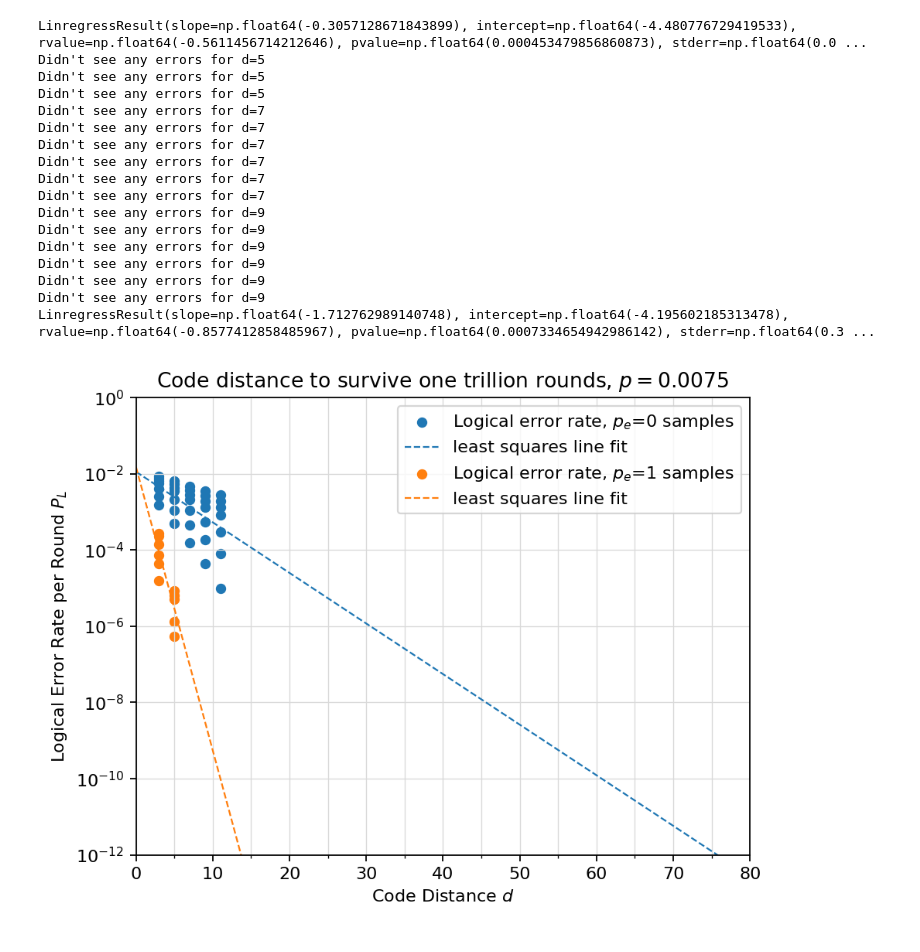
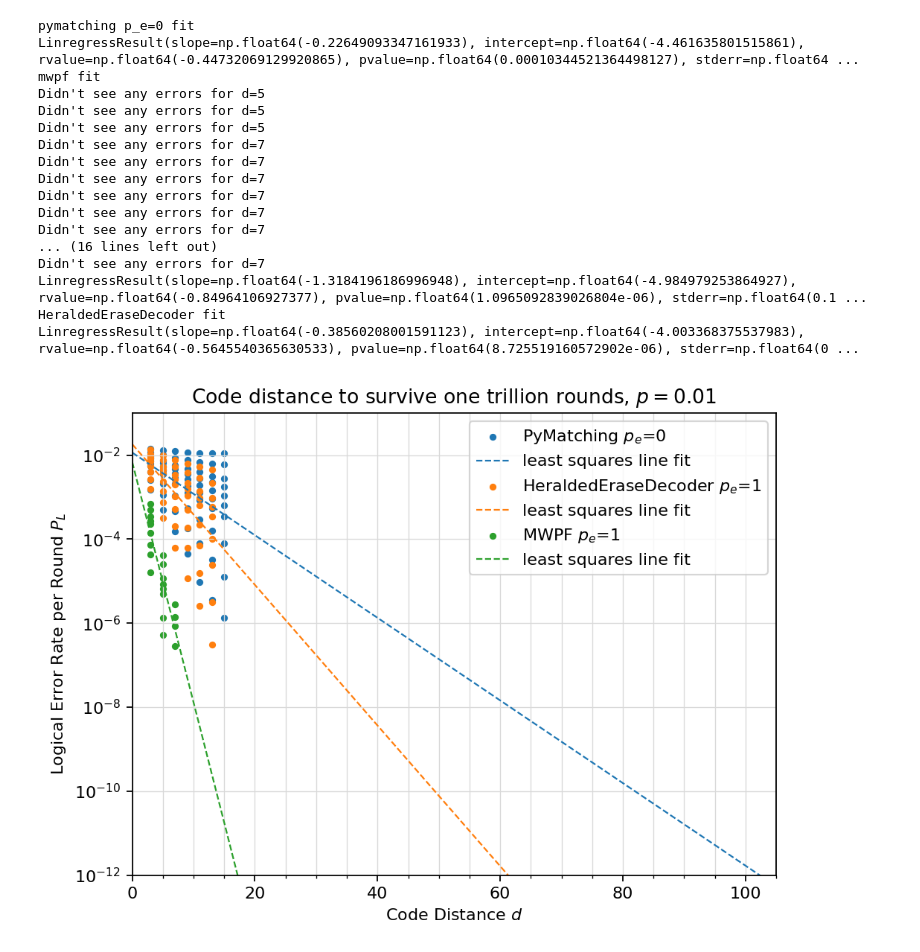
Before and after one commit to leigh-johnson/C191A-qubit-minesweeper, a Jupyter notebook: notebooks/survival_distance.ipynb, the cells around one changed output. Cells and saved outputs as stored; diff of their text form; code cells hidden in the pictures.

```diff
--- a/notebooks/survival_distance.ipynb
+++ b/notebooks/survival_distance.ipynb
@@ -44,15 +40,13 @@ ERASURE_FILES = [
     "../datasets/circuit=surface_code:rotated_memory_x/decoder=mwpf/erasure=1.0/solver=SolverSerialJointSingleHair/2025-11-28_d=7.csv",
     "../datasets/circuit=surface_code:rotated_memory_x/decoder=mwpf/erasure=1.0/solver=SolverSerialJointSingleHair/2025-11-28_d=9.csv",
     "../datasets/circuit=surface_code:rotated_memory_x/decoder=mwpf/erasure=1.0/solver=SolverSerialJointSingleHair/2025-11-28_d=11,p=0.01,0.02,0.03.csv",
+    "../datasets/circuit=surface_code:rotated_memory_x/decoder=mwpf/erasure=1.0/solver=SolverSerialJointSingleHair/2025-11-28_memfix4_d=7.csv",
+    "../datasets/circuit=surface_code:rotated_memory_x/decoder=mwpf/erasure=1.0/solver=SolverSerialJointSingleHair/2025-11-28_memfix4_d=9.csv",
 ]
 
 erasure_stats = sinter.read_stats_from_csv_files(*ERASURE_FILES)
 erasure_stats = [
-    s
-    for s in erasure_stats
-    if s.json_metadata.get("d") != 15
-    and s.json_metadata.get("d") != 13
-    and s.json_metadata.get("p_erase") <= noise_threshold
+    s for s in erasure_stats if s.json_metadata.get("p_erase") <= noise_threshold
 ]
 erasure_stats
 # %% [output]
@@ -75,0 +70,7 @@ erasure_stats
+# %%
+PYMATCHING_CUSTOM_FILES = [
+    "../datasets/circuit=surface_code:rotated_memory_x/decoder=HeraldedEraseDecoder/erasure=1.0/2025-11-30_pthresh.csv"
+]
+custom_stats = sinter.read_stats_from_csv_files(*PYMATCHING_CUSTOM_FILES)
+custom_stats = [s for s in custom_stats if s.json_metadata.get("p") <= noise_threshold]
+custom_stats
@@ -105,53 +124,69 @@ def fit(sample_stats):
 # %%
 # fig, ax = plt.subplots(1, 1)
 fig, ax = plt.subplots()
+print("pymatching p_e=0 fit")
 fit1, xs1, ys1, log_ys1 = fit(pymatching_stats)
+print("mwpf fit")
 fit2, xs2, ys2, log_ys2 = fit(erasure_stats)
+print("HeraldedEraseDecoder fit")
+fit3, xs3, ys3, log_ys3 = fit(custom_stats)
 
-ax.scatter(xs1, ys1, label=f"Logical error rate, $p_e$=0 samples")
+ax.scatter(xs1, ys1, label=f"PyMatching $p_e$=0", s=10)
 ax.plot(
-    [0, 80],
-    [np.exp(fit1.intercept), np.exp(fit1.intercept + fit1.slope * 80)],
+    [0, 150],
+    [np.exp(fit1.intercept), np.exp(fit1.intercept + fit1.slope * 150)],
     linestyle="--",
     label="least squares line fit",
 )
 
-ax.scatter(xs2, ys2, label=f"Logical error rate, $p_e$=1 samples")
+ax.scatter(xs3, ys3, label=f"HeraldedEraseDecoder $p_e$=1", s=10)
+ax.plot(
+    [0, 80],
+    [np.exp(fit3.intercept), np.exp(fit3.intercept + fit3.slope * 80)],
+    linestyle="--",
+    label="least squares line fit",
+)
+
+
+ax.scatter(xs2, ys2, label=f"MWPF $p_e$=1", s=10)
 ax.plot(
     [0, 80],
     [np.exp(fit2.intercept), np.exp(fit2.intercept + fit2.slope * 80)],
     linestyle="--",
     label="least squares line fit",
 )
-ax.set_ylim(1e-12, 1e-0)
-ax.set_xlim(0, 80)
+
+
+ax.set_ylim(1e-12, 1e-1)
+ax.set_xlim(0, 105)
 ax.semilogy()
-ax.set_title("Code distance to survive one trillion rounds, $p=0.0075$")
+ax.set_title("Code distance to survive one trillion rounds, $p=0.01$")
 ax.set_xlabel("Code Distance $d$")
 ax.set_ylabel("Logical Error Rate per Round $P_L$")
 ax.grid(which="major")
 ax.grid(which="minor")
 ax.xaxis.set_minor_locator(ticker.MultipleLocator(5))
 
 ax.legend()
 ax.grid(True)
 fig.set_dpi(160)
+fig.tight_layout()
 # %% [output]
-LinregressResult(slope=np.float64(-0.3057128671843899), intercept=np.float64(-4.480776729419533), rvalue=np.float64(-0.5611456714212646), pvalue=np.float64(0.000453479856860873), stderr=np.float64(0.0 ...
+pymatching p_e=0 fit
+LinregressResult(slope=np.float64(-0.22649093347161933), intercept=np.float64(-4.461635801515861), rvalue=np.float64(-0.44732069129920865), pvalue=np.float64(0.00010344521364498127), stderr=np.float64 ...
+mwpf fit
 Didn't see any errors for d=5
 Didn't see any errors for d=5
 Didn't see any errors for d=5
 Didn't see any errors for d=7
 Didn't see any errors for d=7
 Didn't see any errors for d=7
 Didn't see any errors for d=7
 Didn't see any errors for d=7
 Didn't see any errors for d=7
-Didn't see any errors for d=9
-Didn't see any errors for d=9
-Didn't see any errors for d=9
-Didn't see any errors for d=9
-Didn't see any errors for d=9
-Didn't see any errors for d=9
-LinregressResult(slope=np.float64(-1.712762989140748), intercept=np.float64(-4.195602185313478), rvalue=np.float64(-0.8577412858485967), pvalue=np.float64(0.0007334654942986142), stderr=np.float64(0.3 ...
+... (16 lines left out)
+Didn't see any errors for d=7
+LinregressResult(slope=np.float64(-1.3184196186996948), intercept=np.float64(-4.984979253864927), rvalue=np.float64(-0.84964106927377), pvalue=np.float64(1.0965092839026804e-06), stderr=np.float64(0.1 ...
+HeraldedEraseDecoder fit
+LinregressResult(slope=np.float64(-0.38560208001591123), intercept=np.float64(-4.003368375537983), rvalue=np.float64(-0.5645540365630533), pvalue=np.float64(8.725519160572902e-06), stderr=np.float64(0 ...
-[figure, old version]
+[figure, new version]
```
Also changed, not shown: parts of 3 cells of this notebook, 6 other files.
